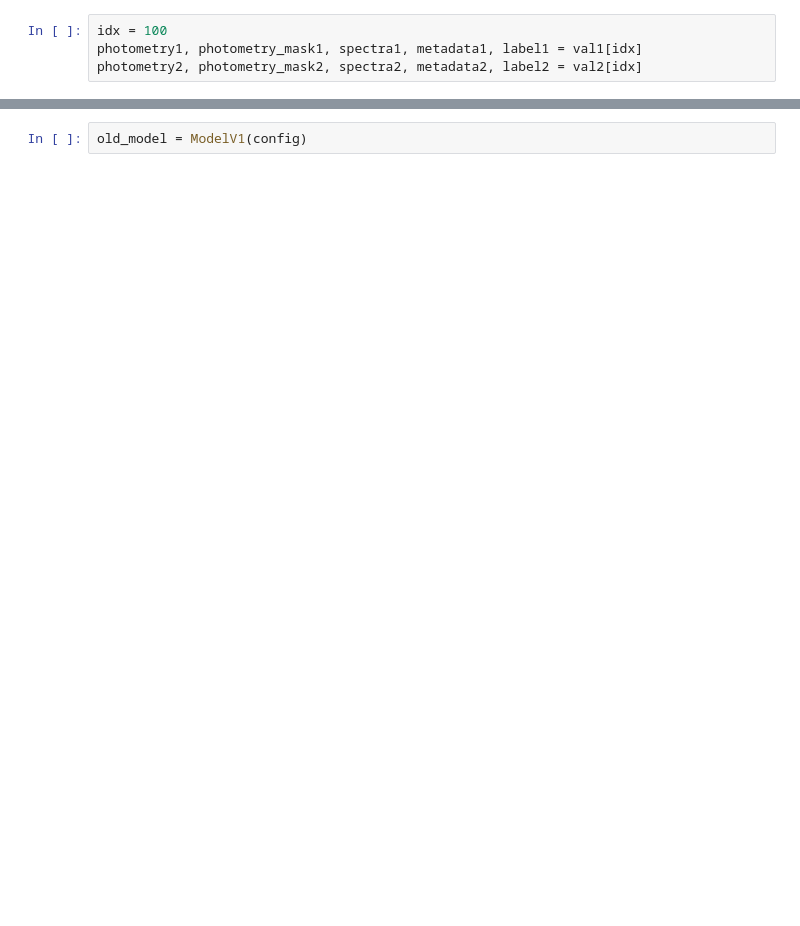
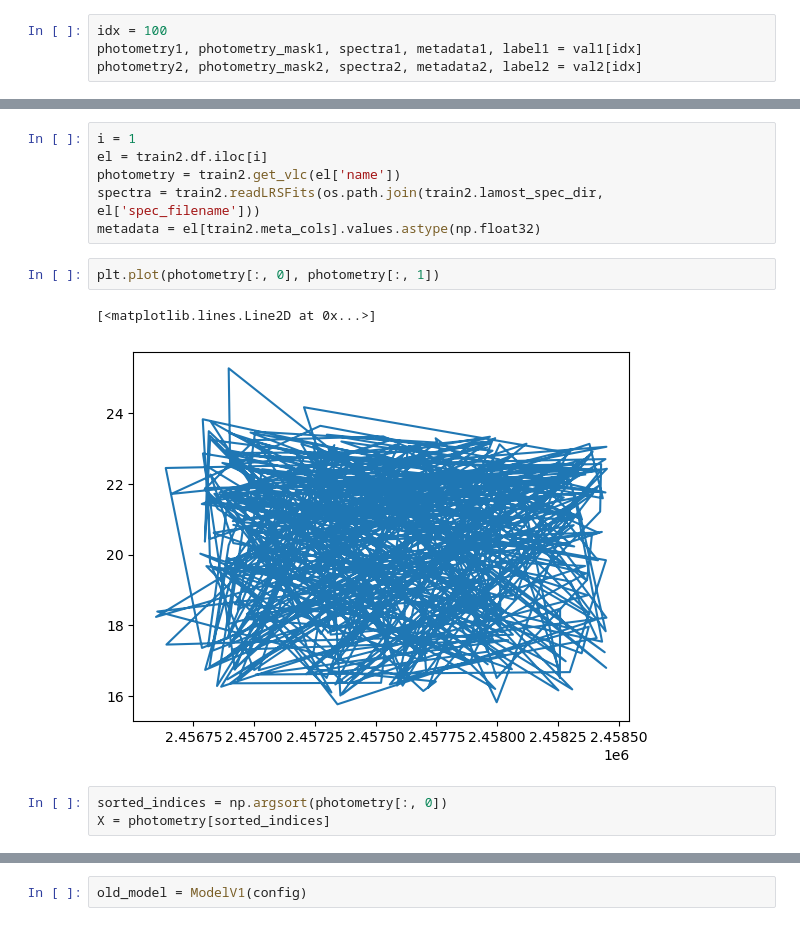
Before and after one commit to MeriDK/AstroM3, a Jupyter notebook: notebooks/023-test-refactor.ipynb, the cells around one changed output, grey strips where cells are left out. Drawn from its saved outputs; the diff is of its cells as text; blank space fills up the shorter version.

```diff
--- a/notebooks/023-test-refactor.ipynb
+++ b/notebooks/023-test-refactor.ipynb
@@ -152,0 +232,14 @@ np.array_equal(label1, label2)
+# %%
+i = 1
+el = train2.df.iloc[i]
+photometry = train2.get_vlc(el['name'])
+spectra = train2.readLRSFits(os.path.join(train2.lamost_spec_dir, el['spec_filename']))
+metadata = el[train2.meta_cols].values.astype(np.float32)
+# %%
+plt.plot(photometry[:, 0], photometry[:, 1])
+# %% [output]
+[<matplotlib.lines.Line2D at 0x...>]
+[figure, added]
+# %%
+sorted_indices = np.argsort(photometry[:, 0])
+X = photometry[sorted_indices]
```
Also changed, not shown: parts of 49 cells of this notebook, 4 other files.
